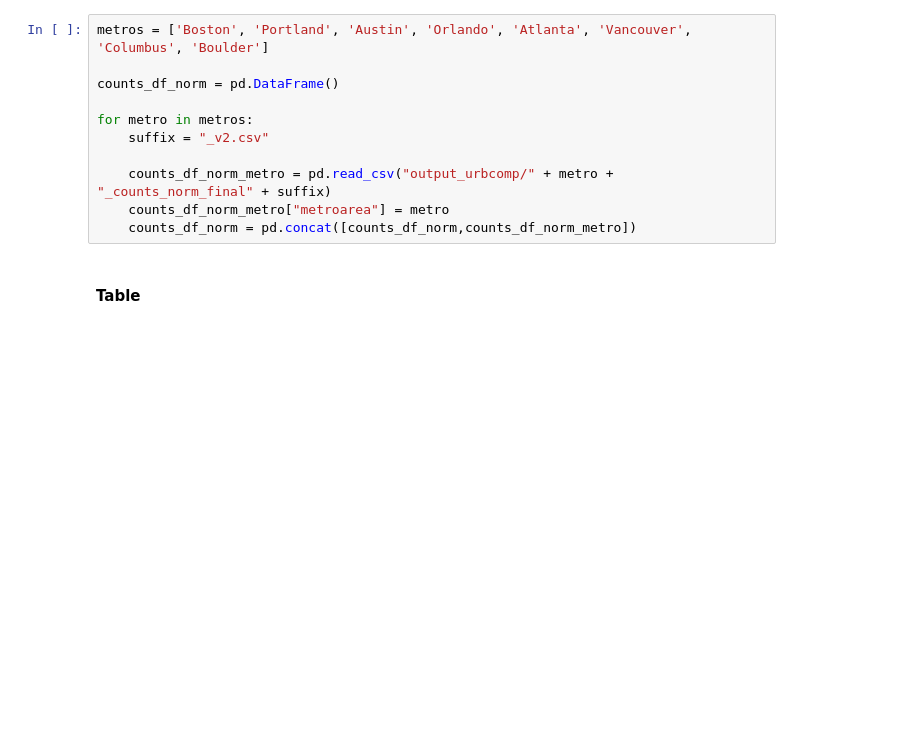
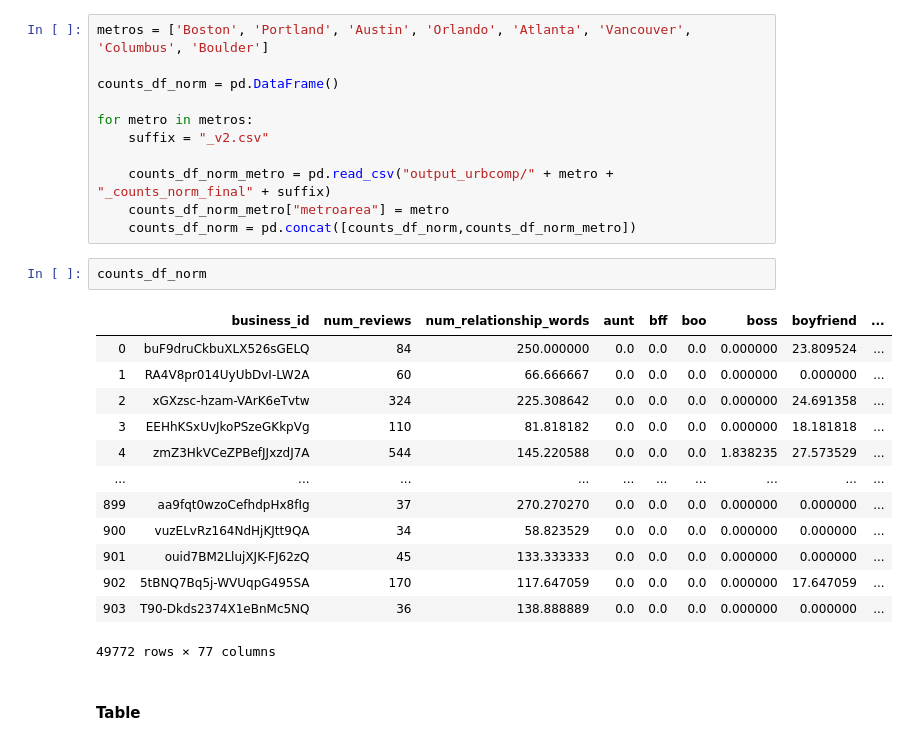
Before and after one commit to caroseca/yelp-relationships-geography, a Jupyter notebook: 04-output-files.ipynb, the cells around one changed output. Saved outputs shown, nothing was run; the diff lists cells and outputs as text; blank space fills up the shorter version.

```diff
--- a/04-output-files.ipynb
+++ b/04-output-files.ipynb
@@ -113,6 +128,22 @@ for metro in metros:
     counts_df_norm_metro = pd.read_csv("output_urbcomp/" + metro + "_counts_norm_final" + suffix)
     counts_df_norm_metro["metroarea"] = metro
     counts_df_norm = pd.concat([counts_df_norm,counts_df_norm_metro])
+# %%
+counts_df_norm
+# %% [output]
+|  | business_id | num_reviews | num_relationship_words | aunt | bff | boo | boss | boyfriend | ... |
+| 0 | buF9druCkbuXLX526sGELQ | 84 | 250.000000 | 0.0 | 0.0 | 0.0 | 0.000000 | 23.809524 | ... |
+| 1 | RA4V8pr014UyUbDvI-LW2A | 60 | 66.666667 | 0.0 | 0.0 | 0.0 | 0.000000 | 0.000000 | ... |
+| 2 | xGXzsc-hzam-VArK6eTvtw | 324 | 225.308642 | 0.0 | 0.0 | 0.0 | 0.000000 | 24.691358 | ... |
+| 3 | EEHhKSxUvJkoPSzeGKkpVg | 110 | 81.818182 | 0.0 | 0.0 | 0.0 | 0.000000 | 18.181818 | ... |
+| 4 | zmZ3HkVCeZPBefJJxzdJ7A | 544 | 145.220588 | 0.0 | 0.0 | 0.0 | 1.838235 | 27.573529 | ... |
+| ... | ... | ... | ... | ... | ... | ... | ... | ... | ... |
+| 899 | aa9fqt0wzoCefhdpHx8fIg | 37 | 270.270270 | 0.0 | 0.0 | 0.0 | 0.000000 | 0.000000 | ... |
+| 900 | vuzELvRz164NdHjKJtt9QA | 34 | 58.823529 | 0.0 | 0.0 | 0.0 | 0.000000 | 0.000000 | ... |
+| 901 | ouid7BM2LlujXJK-FJ62zQ | 45 | 133.333333 | 0.0 | 0.0 | 0.0 | 0.000000 | 0.000000 | ... |
+| 902 | 5tBNQ7Bq5j-WVUqpG495SA | 170 | 117.647059 | 0.0 | 0.0 | 0.0 | 0.000000 | 17.647059 | ... |
+| 903 | T90-Dkds2374X1eBnMc5NQ | 36 | 138.888889 | 0.0 | 0.0 | 0.0 | 0.000000 | 0.000000 | ... |
+49772 rows × 77 columns
 # %% [markdown]
 #### Table
 # %%
```
Also changed, not shown: parts of 2 cells of this notebook, 6 other files.
